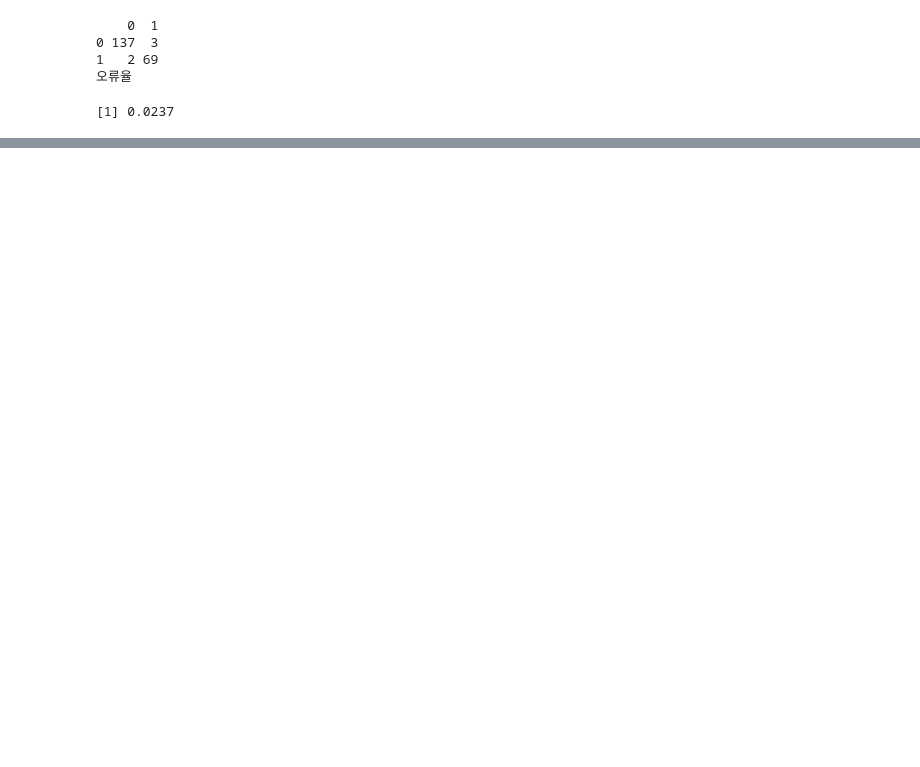
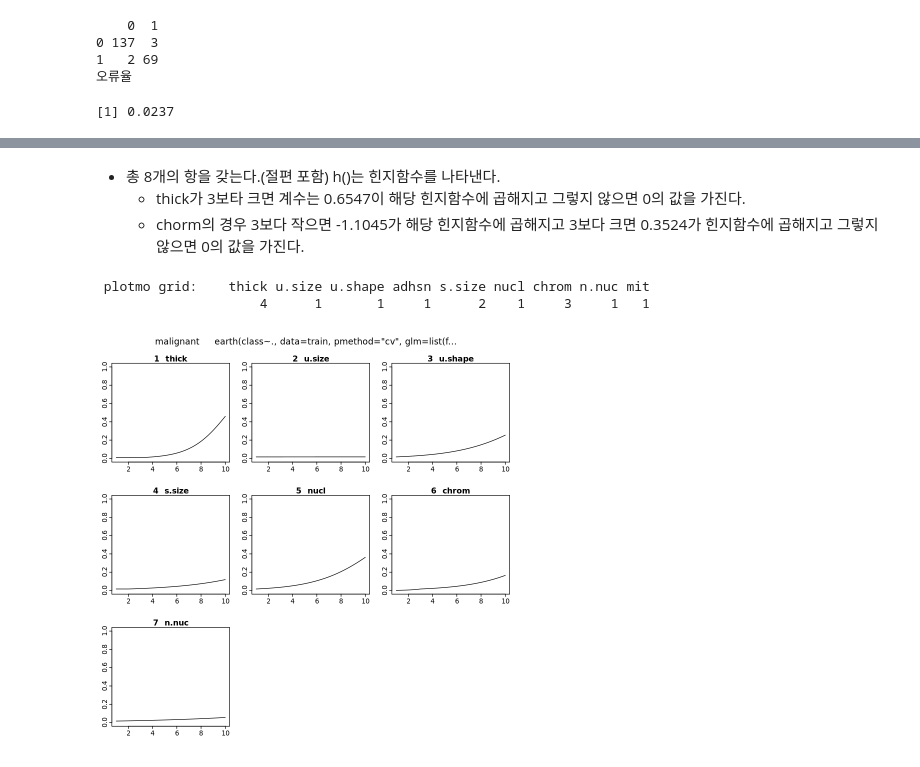
Before and after one commit to zzkl27/DataMining, a Jupyter notebook: R/Basic/선형회귀분석.ipynb, the cells around one changed output, grey strips where cells are left out. Saved outputs shown, nothing was run; the diff lists cells and outputs as text; code cells hidden in the pictures; blank space fills up the shorter version.

```diff
--- a/R/Basic/선형회귀분석.ipynb
+++ b/R/Basic/선형회귀분석.ipynb
@@ -876,0 +1077,5 @@ misClassError(testY, test.probs) # 오류율
+# %%
+train.lda.probs <- predict(lda.fit)$posterior[,2]
+confusionMatrix(trainY, train.lda.probs)
+cat("[오차율]")
+misClassError(trainY, train.lda.probs)
@@ -876,0 +1103,4 @@ misClassError(testY, test.probs) # 오류율
+# %%
+# 2차 판별 분석
+qda.fit <- qda(class ~ ., data=train)
+qda.fit
@@ -876,0 +1122,5 @@ misClassError(testY, test.probs) # 오류율
+# %%
+train.qda.probs <- predict(qda.fit)$posterior[,2]
+confusionMatrix(trainY, train.qda.probs)
+cat("[오차율]")
+misClassError(trainY, train.qda.probs)
@@ -876,0 +1164,7 @@ misClassError(testY, test.probs) # 오류율
+# %%
+# install.packages("earth")
+library(earth)
+set.seed(1)
+earth.fit <- earth(class ~ ., data=train,
+                  pmethod="cv", nfold=5, ncross=3, degree = 1, minspan=-1, glm=list(family=binomial)
+                  )
@@ -876,0 +1199,10 @@ misClassError(testY, test.probs) # 오류율
+# %% [markdown]
+- 총 8개의 항을 갖는다.(절편 포함) h()는 힌지함수를 나타낸다.
+    - thick가 3보타 크면 계수는 0.6547이 해당 힌지함수에 곱해지고 그렇지 않으면 0의 값을 가진다.
+    - chorm의 경우 3보다 작으면 -1.1045가 해당 힌지함수에 곱해지고 3보다 크면 0.3524가 힌지함수에 곱해지고 그렇지 않으면 0의 값을 가진다.
+# %%
+plotmo(earth.fit) # 모형의 각 독립 변수에 대해 종속 변수가 변하는 양상을 보여준다.
+# %% [output]
+ plotmo grid:    thick u.size u.shape adhsn s.size nucl chrom n.nuc mit
+                     4      1       1     1      2    1     3     1   1
+[figure, added]
```
Also changed, not shown: parts of 37 cells of this notebook.
